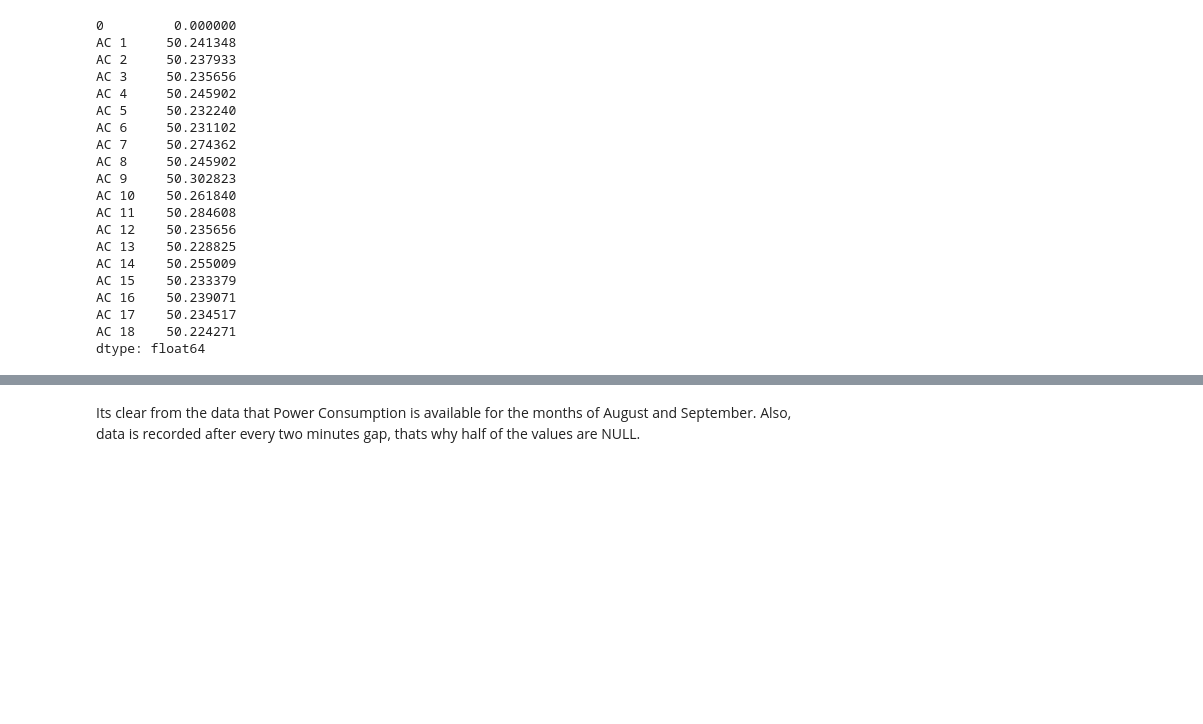
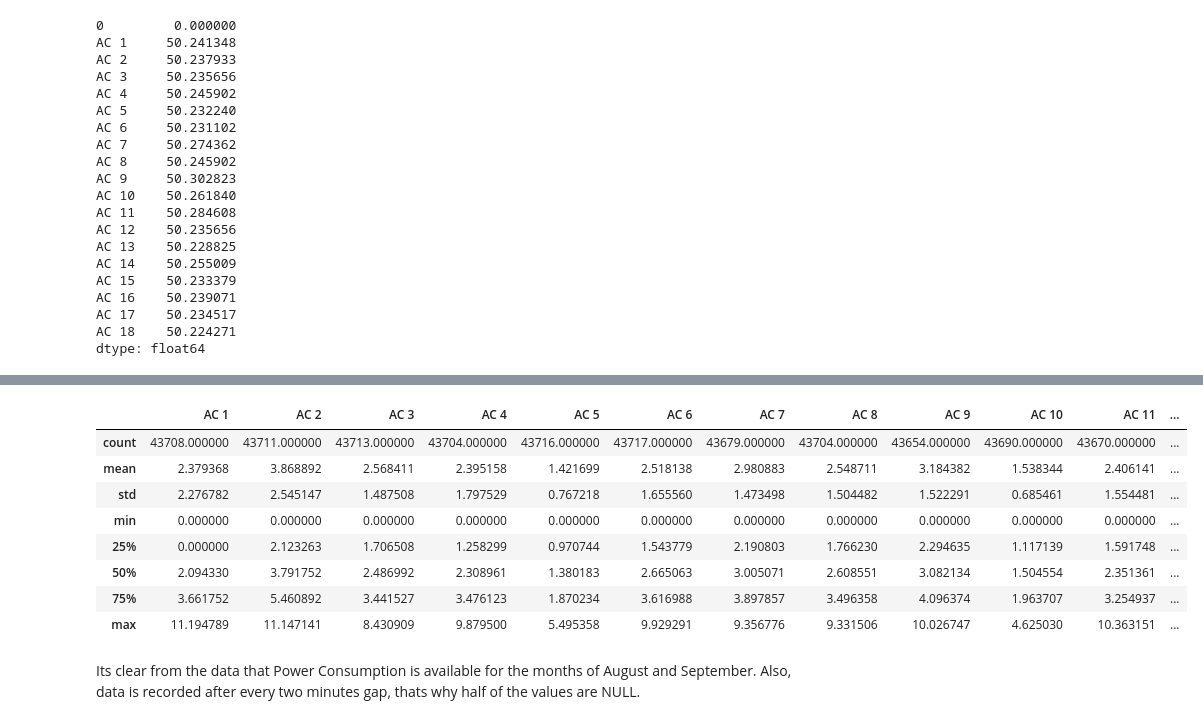
Before and after one commit to srivastavautkarsh13/Zenatix-Solutions, a Jupyter notebook: Zenatix.ipynb, the cells around one changed output, grey strips where cells are left out. Cells and saved outputs as stored; diff of their text form; code cells hidden in the pictures; blank space fills up the shorter version.

```diff
--- a/Zenatix.ipynb
+++ b/Zenatix.ipynb
@@ -76,3 +150,15 @@ dtype: float64
+# %%
+df.describe()
+# %% [output]
+|  | AC 1 | AC 2 | AC 3 | AC 4 | AC 5 | AC 6 | AC 7 | AC 8 | AC 9 | AC 10 | AC 11 | ... |
+| count | 43708.000000 | 43711.000000 | 43713.000000 | 43704.000000 | 43716.000000 | 43717.000000 | 43679.000000 | 43704.000000 | 43654.000000 | 43690.000000 | 43670.000000 | ... |
+| mean | 2.379368 | 3.868892 | 2.568411 | 2.395158 | 1.421699 | 2.518138 | 2.980883 | 2.548711 | 3.184382 | 1.538344 | 2.406141 | ... |
+| std | 2.276782 | 2.545147 | 1.487508 | 1.797529 | 0.767218 | 1.655560 | 1.473498 | 1.504482 | 1.522291 | 0.685461 | 1.554481 | ... |
+| min | 0.000000 | 0.000000 | 0.000000 | 0.000000 | 0.000000 | 0.000000 | 0.000000 | 0.000000 | 0.000000 | 0.000000 | 0.000000 | ... |
+| 25% | 0.000000 | 2.123263 | 1.706508 | 1.258299 | 0.970744 | 1.543779 | 2.190803 | 1.766230 | 2.294635 | 1.117139 | 1.591748 | ... |
+| 50% | 2.094330 | 3.791752 | 2.486992 | 2.308961 | 1.380183 | 2.665063 | 3.005071 | 2.608551 | 3.082134 | 1.504554 | 2.351361 | ... |
+| 75% | 3.661752 | 5.460892 | 3.441527 | 3.476123 | 1.870234 | 3.616988 | 3.897857 | 3.496358 | 4.096374 | 1.963707 | 3.254937 | ... |
+| max | 11.194789 | 11.147141 | 8.430909 | 9.879500 | 5.495358 | 9.929291 | 9.356776 | 9.331506 | 10.026747 | 4.625030 | 10.363151 | ... |
 # %% [markdown]
 Its clear from the data that Power Consumption is available for the months of August and September.
 Also, data is recorded after every two minutes gap, thats why half of the values are NULL.
```
Also changed, not shown: parts of 29 cells of this notebook.
